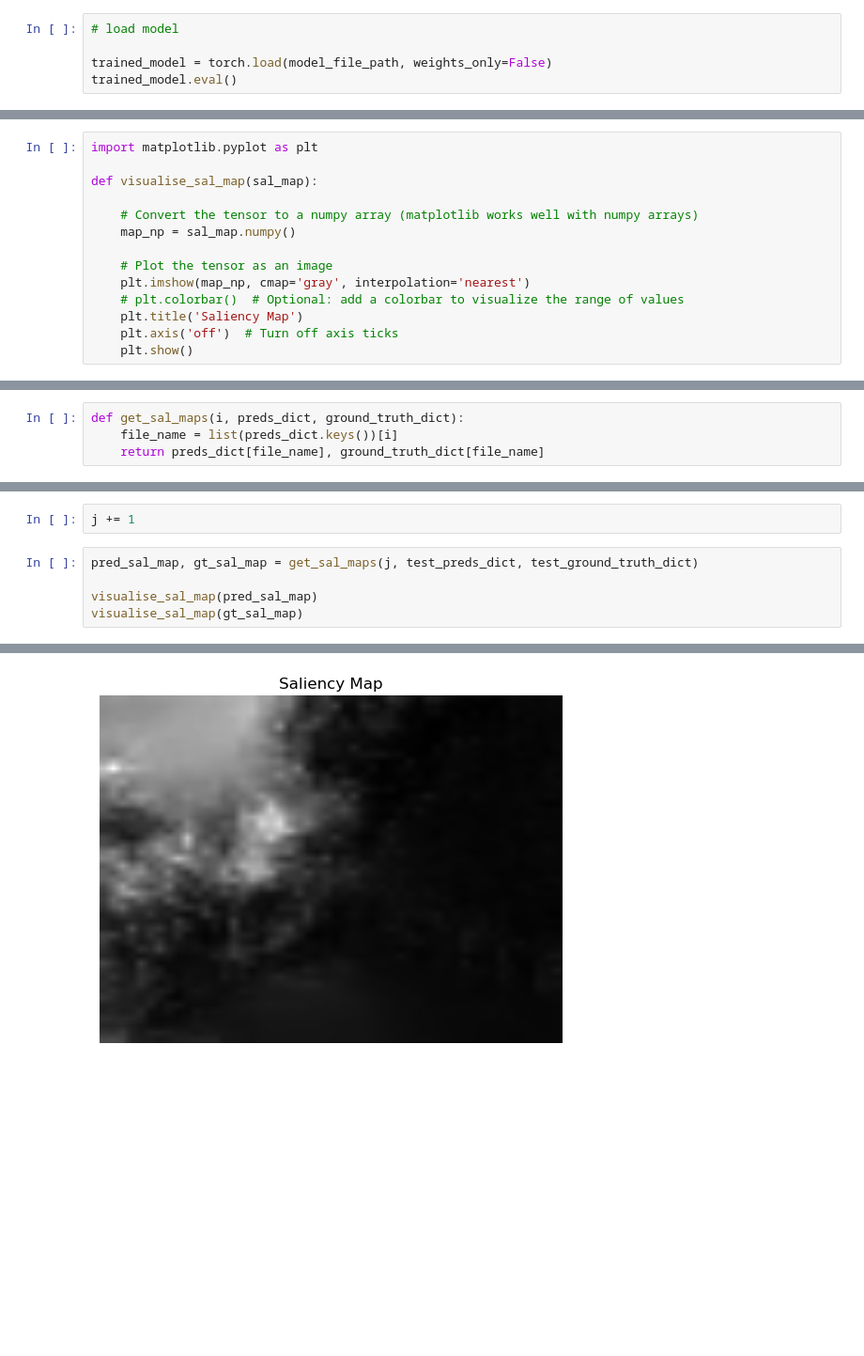
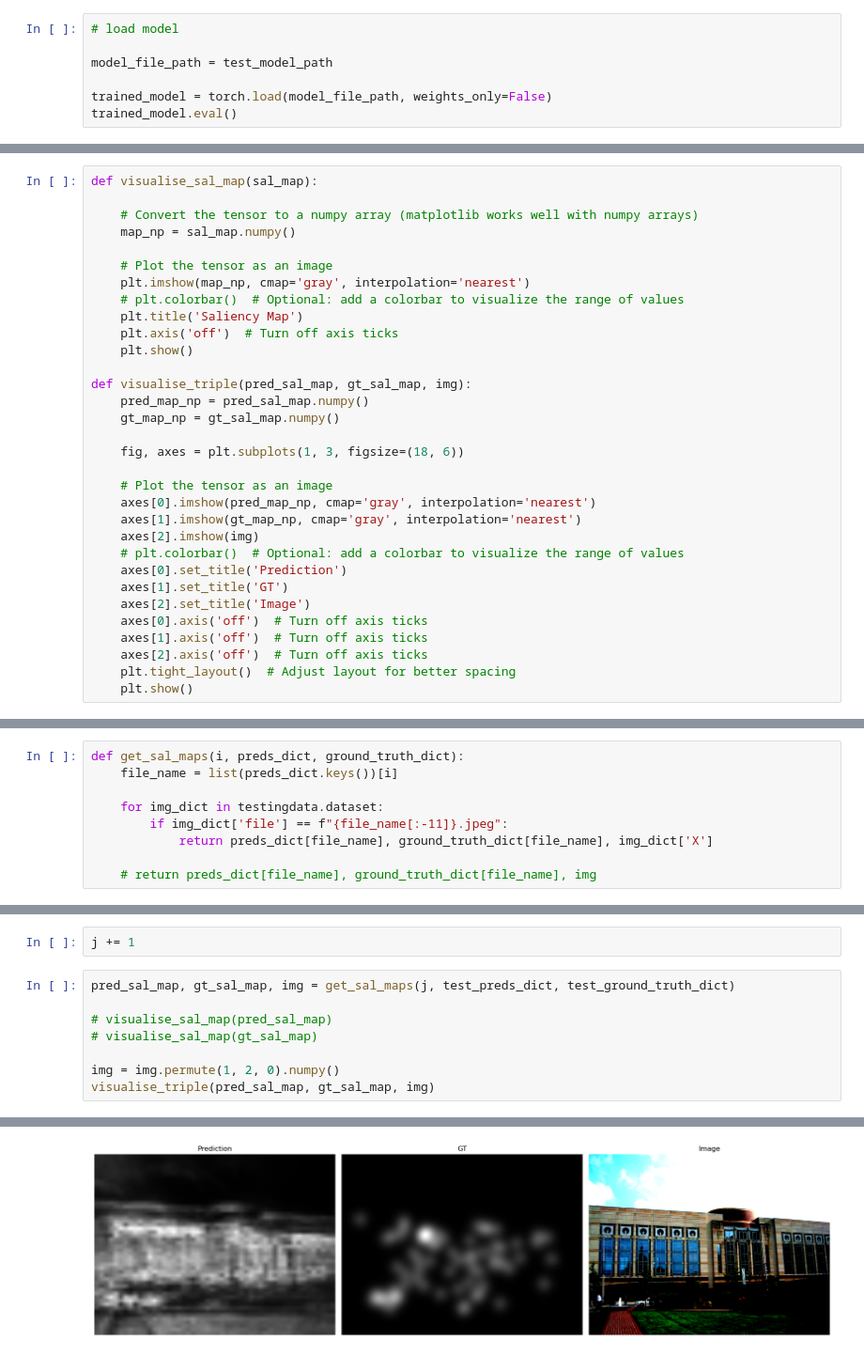
Before and after one commit to Deepkumar-Pawar/adl-coursework, a Jupyter notebook: mvp.ipynb, the cells around one changed output, grey strips where cells are left out. Shown: that part at 94% size. Drawn from its saved outputs; the diff is of its cells as text; blank space fills up the shorter version.

```diff
--- a/mvp.ipynb
+++ b/mvp.ipynb
@@ -1135,6 +912,8 @@ epoch: [16], step: [47/377], batch loss: 0.70560, batch accuracy: 70.31, data lo
 # %%
 # load model
 
+model_file_path = test_model_path
+
 trained_model = torch.load(model_file_path, weights_only=False)
 trained_model.eval()
 # %% [output]
@@ -1156,8 +935,6 @@ CNN(
   (batchnorm6): BatchNorm1d(1, eps=1e-05, momentum=0.1, affine=True, track_running_stats=True)
 )
 # %%
-import matplotlib.pyplot as plt
-
 def visualise_sal_map(sal_map):
 
     # Convert the tensor to a numpy array (matplotlib works well with numpy arrays)
@@ -1169,6 +946,26 @@ def visualise_sal_map(sal_map):
     plt.title('Saliency Map')
     plt.axis('off')  # Turn off axis ticks
     plt.show()
+
+def visualise_triple(pred_sal_map, gt_sal_map, img):
+    pred_map_np = pred_sal_map.numpy()
+    gt_map_np = gt_sal_map.numpy()
+
+    fig, axes = plt.subplots(1, 3, figsize=(18, 6))
+
+    # Plot the tensor as an image
+    axes[0].imshow(pred_map_np, cmap='gray', interpolation='nearest')
+    axes[1].imshow(gt_map_np, cmap='gray', interpolation='nearest')
+    axes[2].imshow(img)
+    # plt.colorbar()  # Optional: add a colorbar to visualize the range of values
+    axes[0].set_title('Prediction')
+    axes[1].set_title('GT')
+    axes[2].set_title('Image')
+    axes[0].axis('off')  # Turn off axis ticks
+    axes[1].axis('off')  # Turn off axis ticks
+    axes[2].axis('off')  # Turn off axis ticks
+    plt.tight_layout()  # Adjust layout for better spacing
+    plt.show()
 # %%
 def get_preds_dict(model, dataMIT, device):
 
@@ -1225,4 +1022,9 @@ print(model_test_auc)
 # %%
 def get_sal_maps(i, preds_dict, ground_truth_dict):
     file_name = list(preds_dict.keys())[i]
-    return preds_dict[file_name], ground_truth_dict[file_name]
+
+    for img_dict in testingdata.dataset:
+        if img_dict['file'] == f"{file_name[:-11]}.jpeg":
+            return preds_dict[file_name], ground_truth_dict[file_name], img_dict['X']
+
+    # return preds_dict[file_name], ground_truth_dict[file_name], img
@@ -1231,8 +1041,11 @@ j = 0
 # %%
 j += 1
 # %%
-pred_sal_map, gt_sal_map = get_sal_maps(j, test_preds_dict, test_ground_truth_dict)
+pred_sal_map, gt_sal_map, img = get_sal_maps(j, test_preds_dict, test_ground_truth_dict)
 
-visualise_sal_map(pred_sal_map)
-visualise_sal_map(gt_sal_map)
+# visualise_sal_map(pred_sal_map)
+# visualise_sal_map(gt_sal_map)
+
+img = img.permute(1, 2, 0).numpy()
+visualise_triple(pred_sal_map, gt_sal_map, img)
 # %% [output]
@@ -1239 +1053 @@ visualise_sal_map(gt_sal_map)
-[figure, old version]
+[figure, new version]
```
Also changed, not shown: parts of 10 cells of this notebook, 3 other files.
